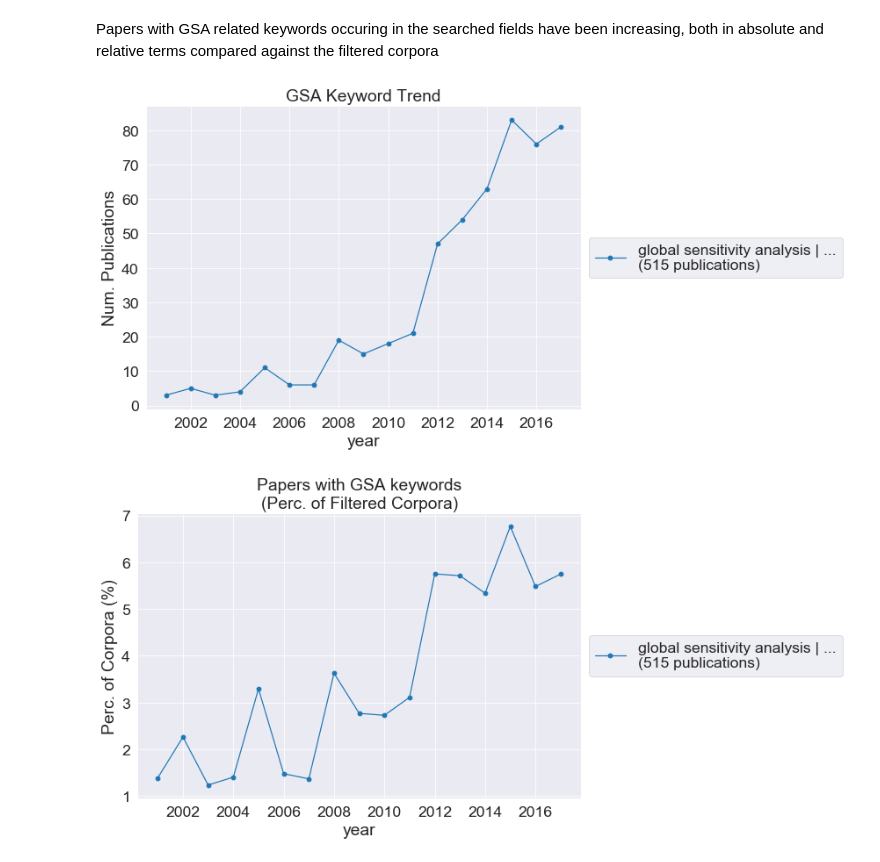
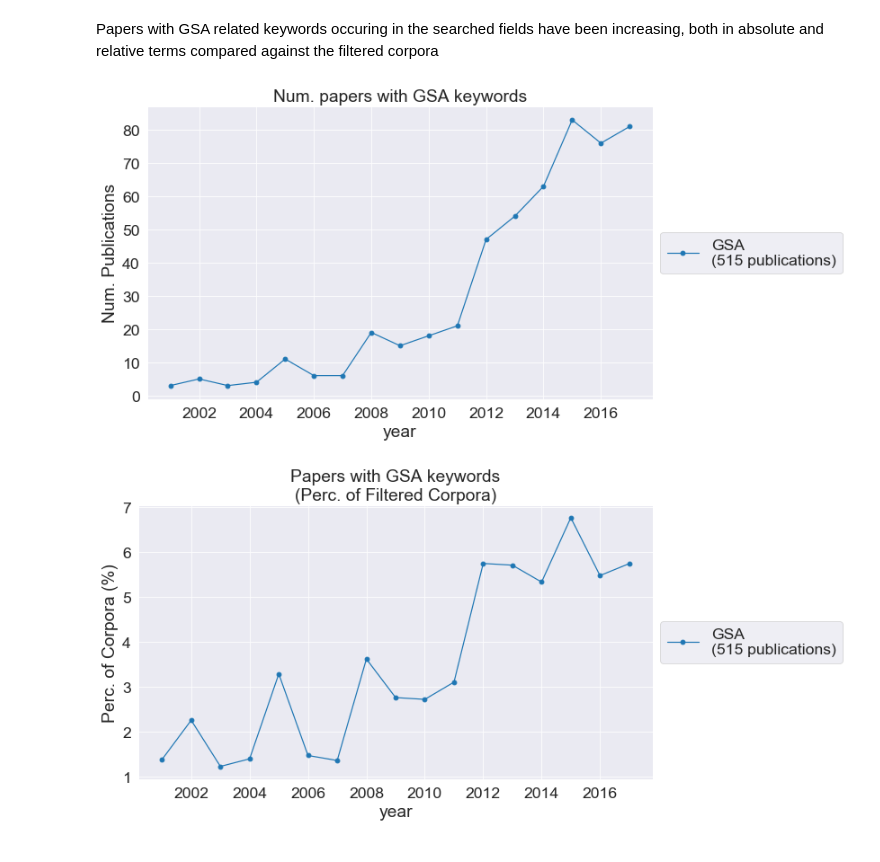
Before and after one commit to frog7/uasa-trends, a Jupyter notebook: notebooks/3b Global sensitivity analysis trend.ipynb, the cells around one changed output. Cells and saved outputs as stored; diff of their text form; code cells hidden in the pictures.

```diff
--- a/notebooks/3b Global sensitivity analysis trend.ipynb
+++ b/notebooks/3b Global sensitivity analysis trend.ipynb
@@ -3,7 +6,7 @@ Initial setup
 # %%
 %run "Common setup.ipynb"
 # %%
-RC = mk.RecordCollection("tmp/rest_filtered_corpora.txt")
+RC = mk.RecordCollection("tmp/rest_requested_corpora.txt")
 corpora_df = wosis.rc_to_df(RC)
 # %%
 corpora_df.to_csv('../data/corpora_rest.csv')
@@ -49,16 +36,18 @@ wos_plot.plot_pub_trend(gsa_publications)
 # %% [markdown]
 Papers with GSA related keywords occuring in the searched fields have been increasing, both in absolute and relative terms compared against the filtered corpora
+# %%
+gsa_publications.name = 'GSA'
 # %%
-wos_plot.plot_topic_trend([gsa_matches], title='GSA Keyword Trend', save_plot_fn='figs/gsa_topic_trend_2000-2017.png')
+wos_plot.plot_topic_trend([gsa_publications], title='Num. papers with GSA keywords', save_plot_fn='figs/gsa_topic_trend_2000-2017.png')
 # %% [output]
-[figure, old version]
+[figure, new version]
 # %%
-wos_plot.plot_topic_trend([gsa_matches],
+wos_plot.plot_topic_trend([gsa_publications],
                           total_rc=RC,
                           title='Papers with GSA keywords\n(Perc. of Filtered Corpora)',
                           save_plot_fn='figs/gsa_topic_trend_perc_2000-2017.png')
 # %% [output]
-[figure, old version]
+[figure, new version]
 # %%
 gsa_df = wosis.rc_to_df(gsa_publications)
 # %%
```
Also changed, not shown: parts of 5 cells of this notebook, 10 other files.
